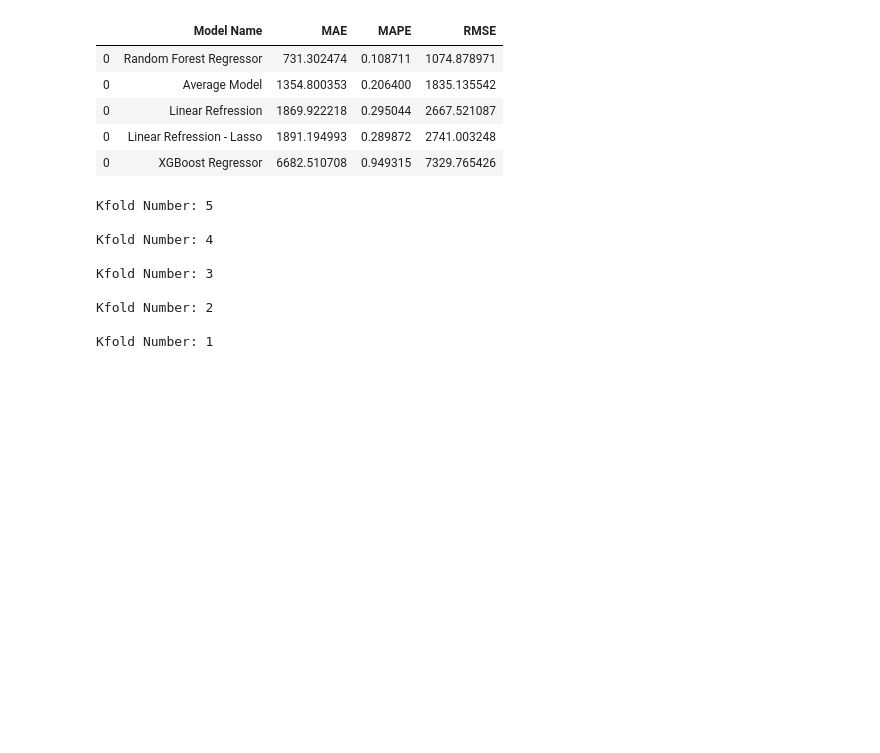
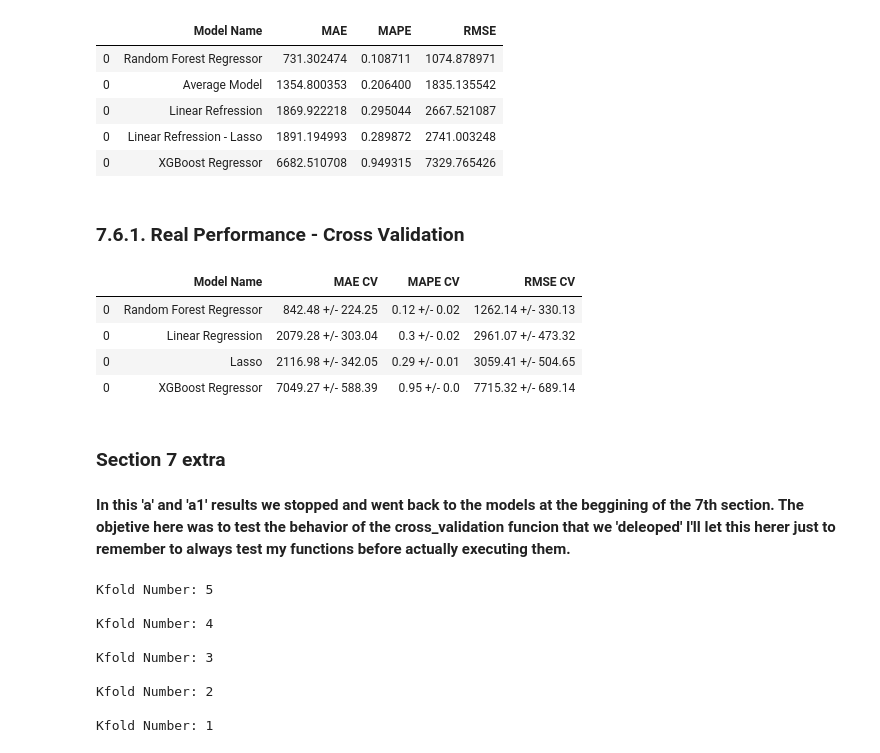
Before and after one commit to PenaAP/Rossm_DS_Studies, a Jupyter notebook: m07_v01_stores_sales_prediction.ipynb, the cells around one changed output. Drawn from its saved outputs; the diff is of its cells as text; code cells hidden in the pictures; blank space fills up the shorter version.

Commit message:
Cross validation applied in all models

```diff
--- a/m07_v01_stores_sales_prediction.ipynb
+++ b/m07_v01_stores_sales_prediction.ipynb
@@ -1144,0 +1194,3 @@ lr_result
+# %%
+lr_result_cv = cross_validation(x_training, 5, 'Linear Regression', lr, verbose=False)
+lr_result_cv
@@ -1159,0 +1217,3 @@ lrr_result
+# %%
+lrr_result_cv = cross_validation(x_training, 5, 'Lasso', lrr, verbose=False)
+lrr_result_cv
@@ -1174,0 +1240,3 @@ rf_result
+# %%
+rf_result_cv = cross_validation(x_training, 5, 'Random Forest Regressor', rf, verbose=False)
+rf_result_cv
@@ -1196,0 +1270,3 @@ xgb_result
+# %%
+xgb_result_cv = cross_validation(x_training, 5, 'XGBoost Regressor', model_xgb, verbose=False)
+xgb_result_cv
@@ -1255,3 +1291,19 @@ def cross_validation(x_training, kfold, model_name, model, verbose=False):
+# %% [markdown]
+### 7.6.1. Real Performance - Cross Validation
+# %%
+modeling_result_cv = pd.concat([lr_result_cv, lrr_result_cv, rf_result_cv, xgb_result_cv])
+modeling_result_cv.sort_values(by=['RMSE CV'])
+#modeling_result
+# %% [output]
+|  | Model Name | MAE CV | MAPE CV | RMSE CV |
+| 0 | Random Forest Regressor | 842.48 +/- 224.25 | 0.12 +/- 0.02 | 1262.14 +/- 330.13 |
+| 0 | Linear Regression | 2079.28 +/- 303.04 | 0.3 +/- 0.02 | 2961.07 +/- 473.32 |
+| 0 | Lasso | 2116.98 +/- 342.05 | 0.29 +/- 0.01 | 3059.41 +/- 504.65 |
+| 0 | XGBoost Regressor | 7049.27 +/- 588.39 | 0.95 +/- 0.0 | 7715.32 +/- 689.14 |
+# %% [markdown]
+### Section 7 extra
+# %% [markdown]
+**In this 'a' and 'a1' results we stopped and went back to the models at the beggining of the 7th section. The objetive here was to test the behavior of the cross_validation funcion that we 'deleoped' I'll let this herer just to remember to always test my functions before actually executing them.**
 # %%
 model = Lasso(alpha=0.01)
 a1 = cross_validation(x_training, 5, 'Lasso', model, verbose=True)
```
Also changed, not shown: parts of 39 cells of this notebook.
